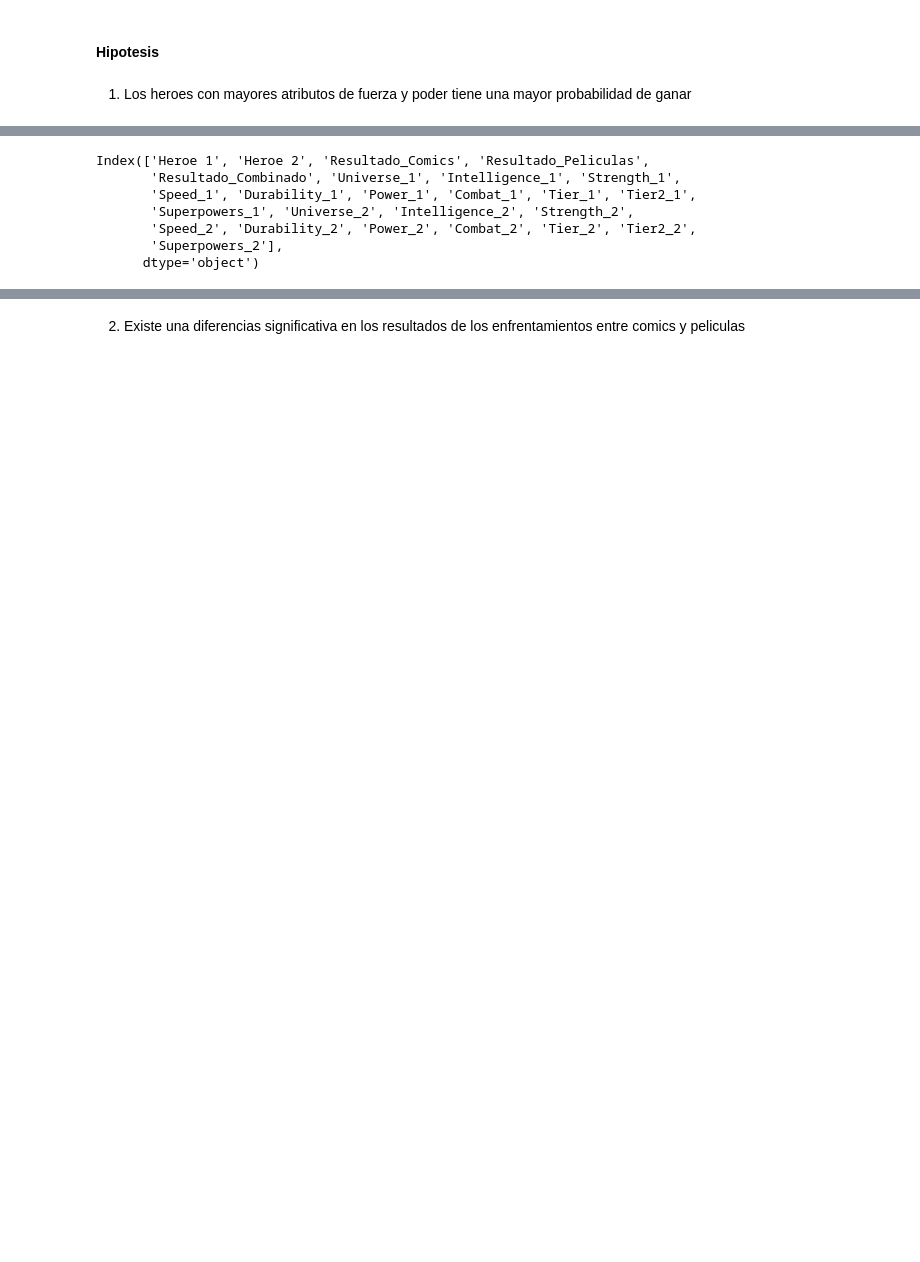
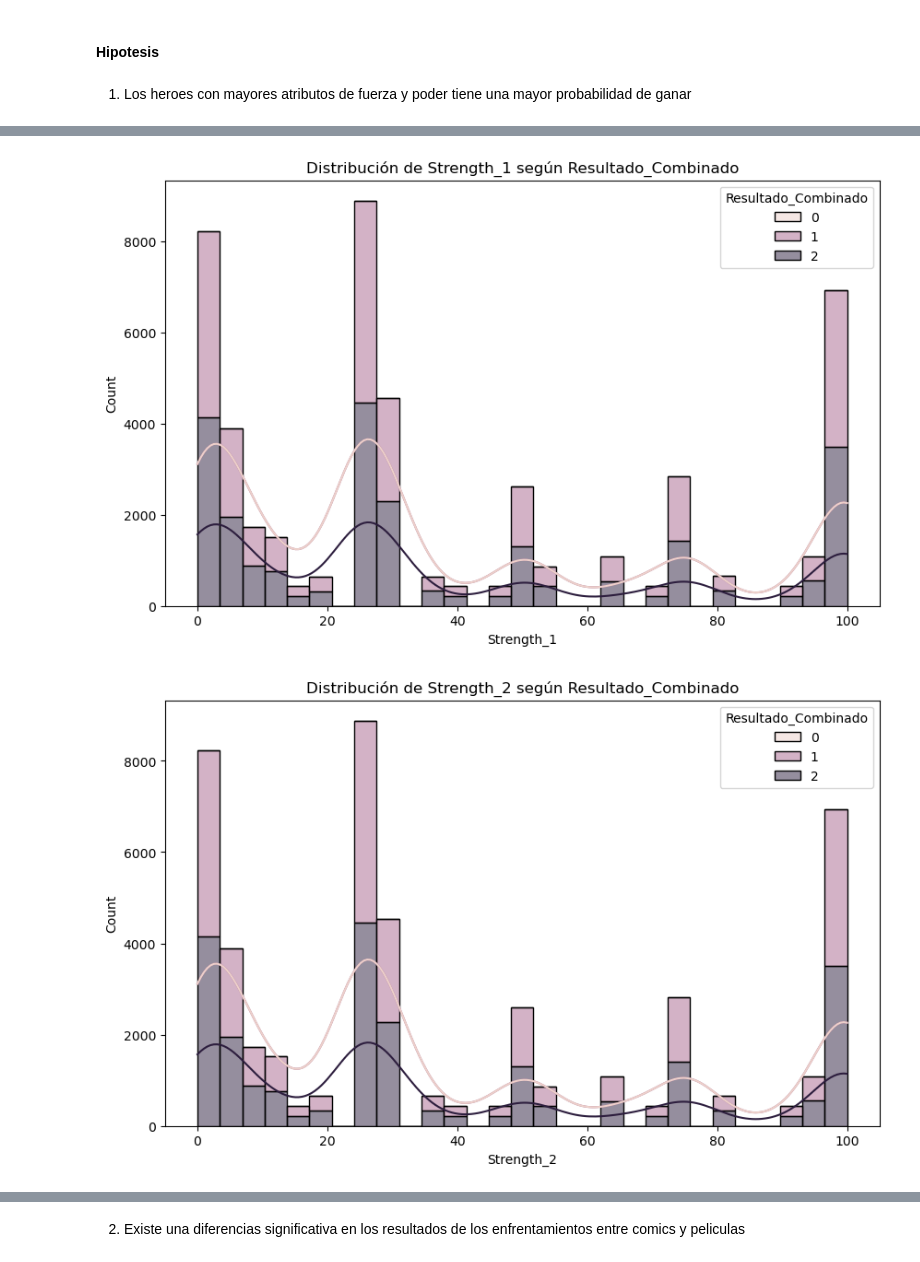
Before and after one commit to Lokhy87/Proyecto-Machine-Learning, a Jupyter notebook: EDA.ipynb, the cells around one changed output, grey strips where cells are left out. Cells and saved outputs as stored; diff of their text form; code cells hidden in the pictures; blank space fills up the shorter version.

```diff
--- a/EDA.ipynb
+++ b/EDA.ipynb
@@ -195,0 +268,18 @@ tb.describe_df(df_comics_pelis)
+# %%
+# Filtrar los superpoderes no válidos
+invalid_superpowers = ['Rez005', 'All Users', 'Rotemeg', 'Chronicler', 'MoNsTeR', 'Ahasan',
+                       'Aleazlllll', 'BlotskyA', 'yes', 'Ezio', 'Juzo', 'TheReinhard',
+                       'MCU - Marvel Cinematic Universe', 'Marvel Comics', 'DC Comics', 'DCEU - DC Extended Universe']
+# %%
+# Función para limpiar los superpoderes no válidos
+def clean_superpowers(df, column, invalid_superpowers):
+    superpowers = df[column].apply(lambda x: ast.literal_eval(x) if isinstance(x, str) else [])
+    cleaned_superpowers = superpowers.apply(lambda x: [power for power in x if power not in invalid_superpowers])
+    df[column] = cleaned_superpowers.apply(str)
+    return df
+# %%
+# Limpiar las columnas de superpoderes
+df_comics_pelis = clean_superpowers(df_comics_pelis, 'Superpowers_1', invalid_superpowers)
+df_comics_pelis = clean_superpowers(df_comics_pelis, 'Superpowers_2', invalid_superpowers)
+
+print(df_comics_pelis[['Superpowers_1', 'Superpowers_2']].head(10))
@@ -424,3 +504,6 @@ for pair in num_pairs:
 #### Hipotesis
 # %% [markdown]
 1. Los heroes con mayores atributos de fuerza y poder tiene una mayor probabilidad de ganar
+# %%
+selection = df_comics_pelis[['Heroe 1', 'Heroe 2', 'Strength_1', 'Strength_2', 'Power_1', 'Power_2', 'Resultado_Combinado']]
+selection
@@ -426,0 +524,27 @@ for pair in num_pairs:
+# %%
+# Distribución de Strength_1 según Resultado_Combinado
+plt.figure(figsize=(10, 6))
+sns.histplot(data=selection, x='Strength_1', hue='Resultado_Combinado', kde=True, multiple='stack')
+plt.title('Distribución de Strength_1 según Resultado_Combinado')
+plt.show()
+
+# Distribución de Strength_2 según Resultado_Combinado
+plt.figure(figsize=(10, 6))
+sns.histplot(data=selection, x='Strength_2', hue='Resultado_Combinado', kde=True, multiple='stack')
+plt.title('Distribución de Strength_2 según Resultado_Combinado')
+plt.show()
+
+# Distribución de Power_1 según Resultado_Combinado
+plt.figure(figsize=(10, 6))
+sns.histplot(data=selection, x='Power_1', hue='Resultado_Combinado', kde=True, multiple='stack')
+plt.title('Distribución de Power_1 según Resultado_Combinado')
+plt.show()
+
+# Distribución de Power_2 según Resultado_Combinado
+plt.figure(figsize=(10, 6))
+sns.histplot(data=selection, x='Power_2', hue='Resultado_Combinado', kde=True, multiple='stack')
+plt.title('Distribución de Power_2 según Resultado_Combinado')
+plt.show()
+# %% [output]
+[figure, added]
+[figure, added]
@@ -429,11 +555 @@ atributos = ['Strength_1', 'Strength_2', 'Power_1', 'Power_2']
-# %%
-df_comics_pelis.columns
-# %% [output]
-Index(['Heroe 1', 'Heroe 2', 'Resultado_Comics', 'Resultado_Peliculas',
-       'Resultado_Combinado', 'Universe_1', 'Intelligence_1', 'Strength_1',
-       'Speed_1', 'Durability_1', 'Power_1', 'Combat_1', 'Tier_1', 'Tier2_1',
-       'Superpowers_1', 'Universe_2', 'Intelligence_2', 'Strength_2',
-       'Speed_2', 'Durability_2', 'Power_2', 'Combat_2', 'Tier_2', 'Tier2_2',
-       'Superpowers_2'],
-      dtype='object')
 # %%
```
Also changed, not shown: parts of 45 cells of this notebook, 1 other file.
